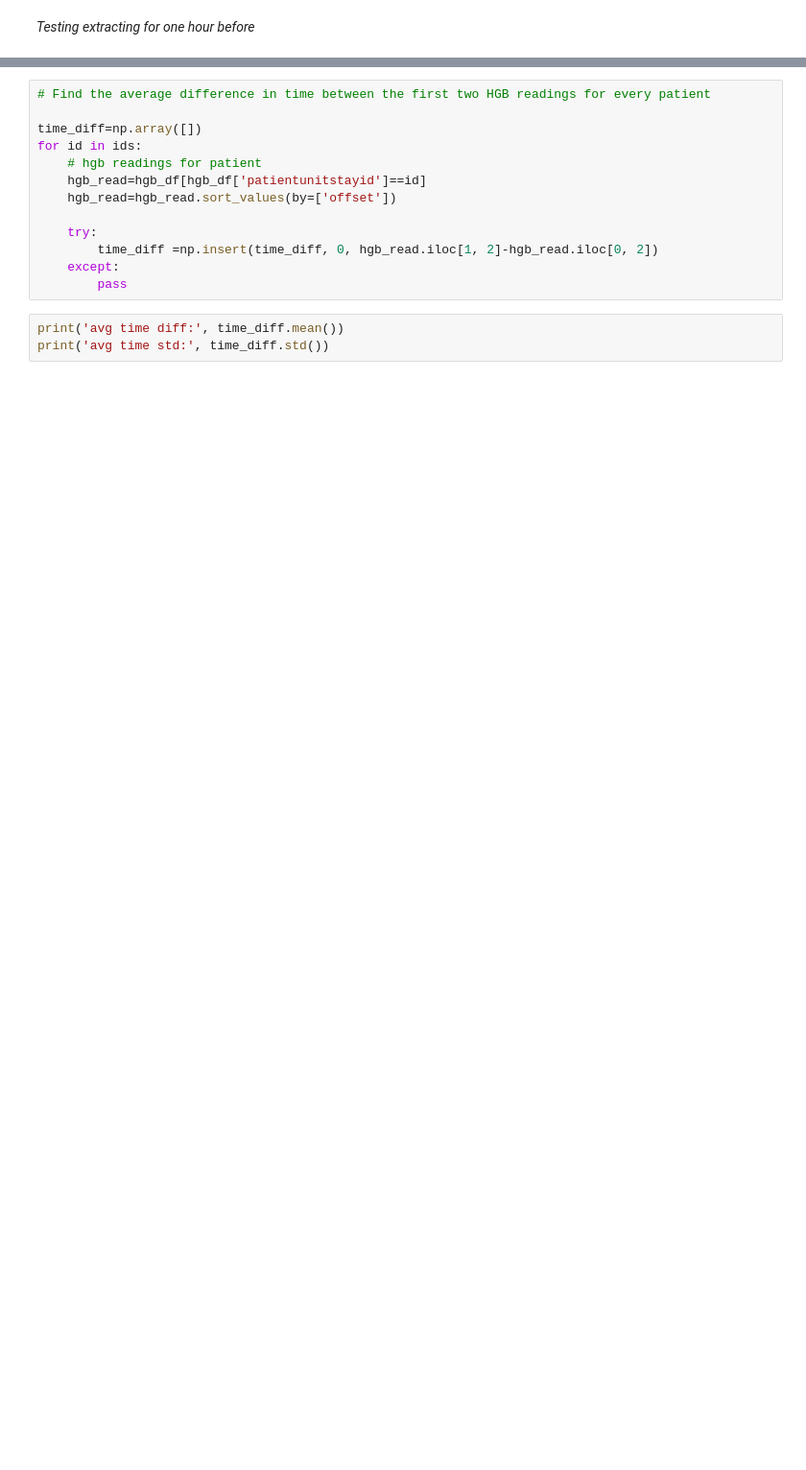
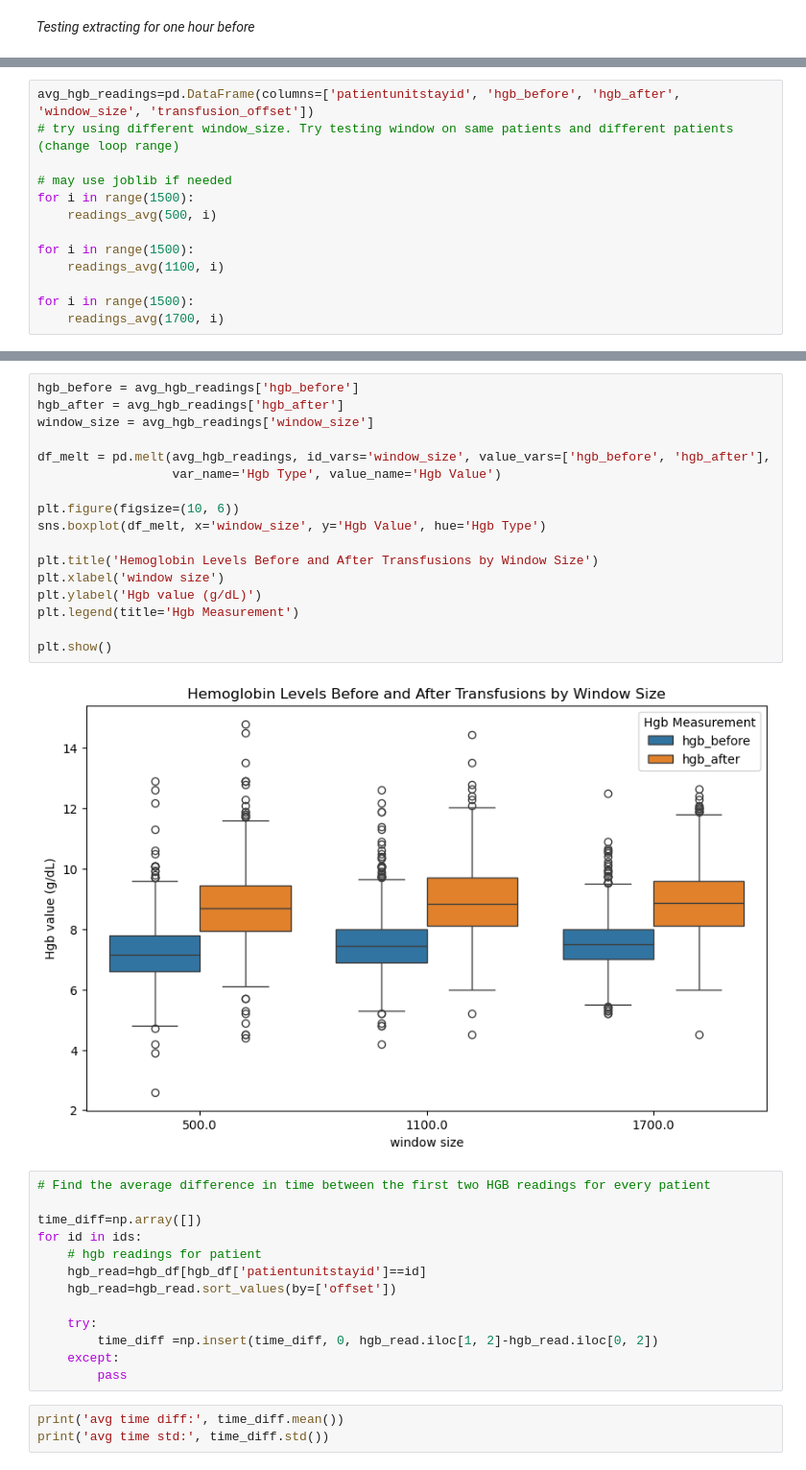
Before and after one commit to jhn-nt/hcrbct, a Jupyter notebook: bench.ipynb, the cells around one changed output, grey strips where cells are left out. Shown at 96% size. Drawn from its saved outputs; the diff is of its cells as text; blank space fills up the shorter version.

Commit message:
find avg hgb using variying window sizes

```diff
--- a/bench.ipynb
+++ b/bench.ipynb
@@ -220,0 +190,13 @@ hgb_readings_df.head(40)
+# %%
+avg_hgb_readings=pd.DataFrame(columns=['patientunitstayid', 'hgb_before', 'hgb_after', 'window_size', 'transfusion_offset'])
+# try using different window_size. Try testing window on same patients and different patients (change loop range)
+
+# may use joblib if needed
+for i in range(1500):
+    readings_avg(500, i)
+
+for i in range(1500):
+    readings_avg(1100, i)
+
+for i in range(1500):
+    readings_avg(1700, i)
@@ -221,3 +224,22 @@ hgb_readings_df.head(40)
+# %%
+hgb_before = avg_hgb_readings['hgb_before']
+hgb_after = avg_hgb_readings['hgb_after']
+window_size = avg_hgb_readings['window_size']
+
+df_melt = pd.melt(avg_hgb_readings, id_vars='window_size', value_vars=['hgb_before', 'hgb_after'],
+                  var_name='Hgb Type', value_name='Hgb Value')
+
+plt.figure(figsize=(10, 6))
+sns.boxplot(df_melt, x='window_size', y='Hgb Value', hue='Hgb Type')
+
+plt.title('Hemoglobin Levels Before and After Transfusions by Window Size')
+plt.xlabel('window size')
+plt.ylabel('Hgb value (g/dL)')
+plt.legend(title='Hgb Measurement')
+
+plt.show()
+# %% [output]
+[figure, added]
 # %%
 # Find the average difference in time between the first two HGB readings for every patient
 
```
Also changed, not shown: parts of 14 cells of this notebook.
